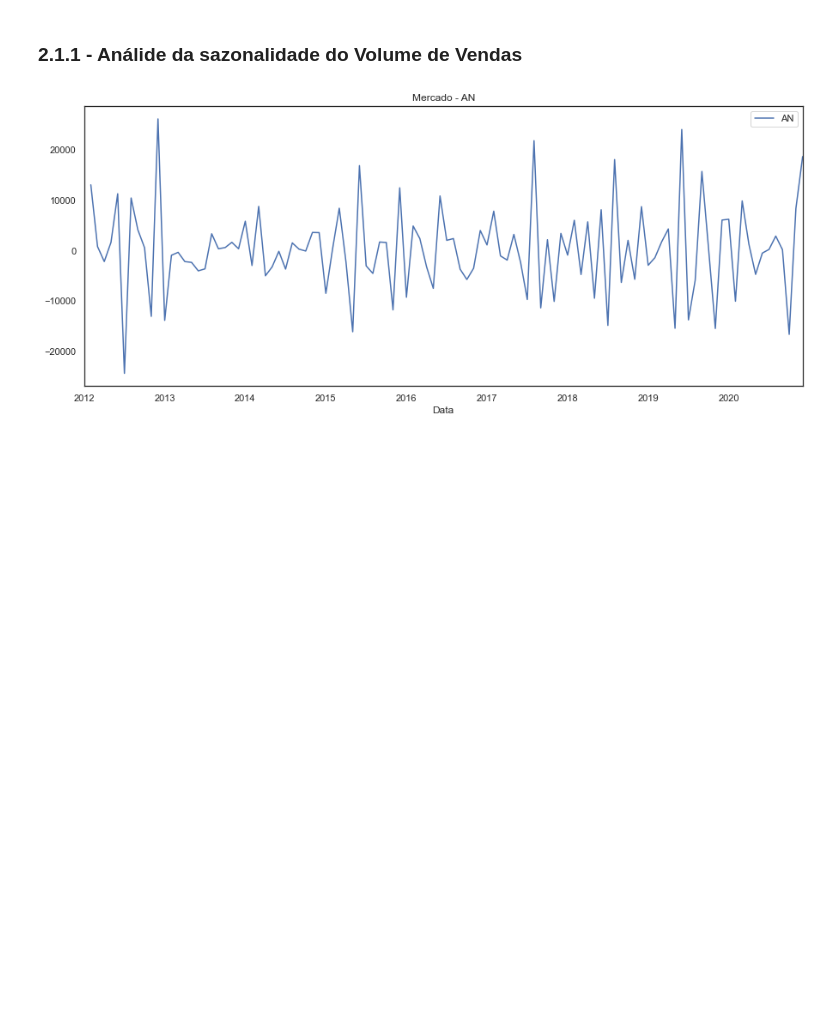
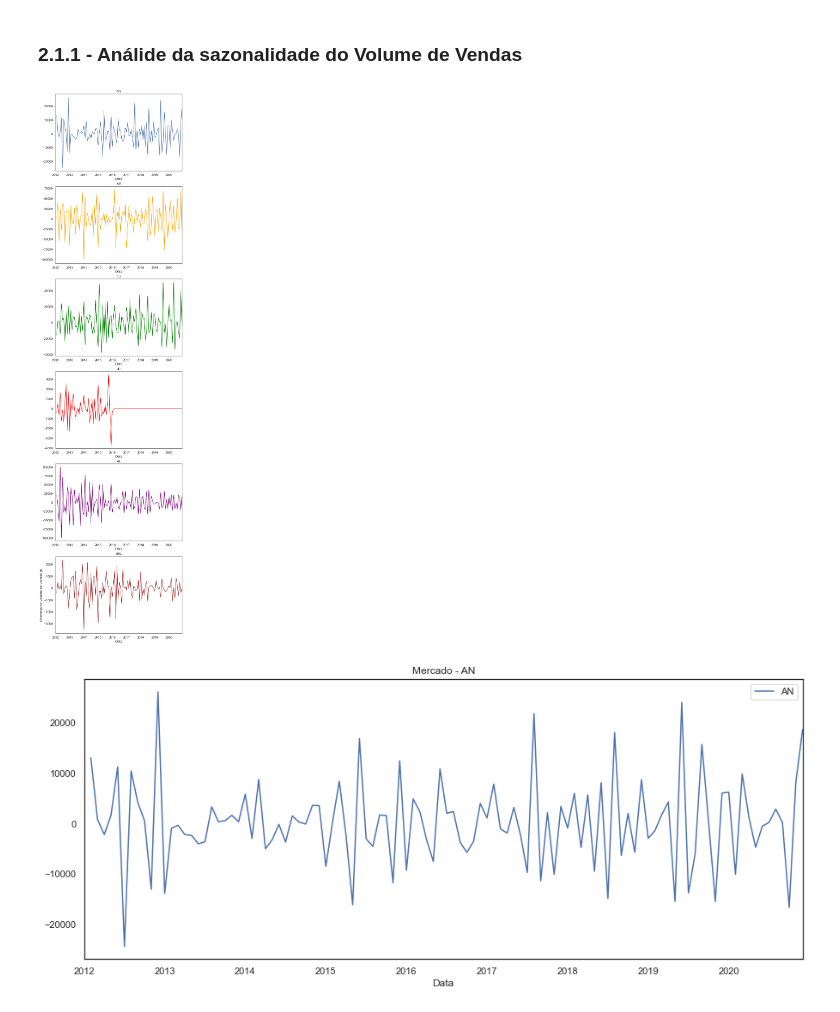
Before and after one commit to caiohrgm/analise_de_indicador_tcc_ufcg, a Jupyter notebook: notebooks/markets_analysis.ipynb, the cells around one changed output. Cells and saved outputs as stored; diff of their text form; code cells hidden in the pictures; blank space fills up the shorter version.

```diff
--- a/notebooks/markets_analysis.ipynb
+++ b/notebooks/markets_analysis.ipynb
@@ -433,4 +433,31 @@ plt.show()
 [figure]
 # %% [markdown]
 ### 2.1.1 - Análide da sazonalidade do Volume de Vendas
+# %%
+# Análise da sazonalidade, com diferenças sucessivas (valores negativos indicam que houve queda ente o valor anterior e o novo mês):
+filtro = (dfm.index.year >= 2012) & (dfm.index.year <= 2020)
+# Gerando todos os graficso de sazonalidade juntos:
+nrow= 6
+
+fig, axes = plt.subplots(nrow)
+# fig.suptitle('Sazonalidade dos Mercados')
+plt.xlabel("Ano")
+plt.ylabel("Diferença no Volume de Vendas (t)")
+
+d01 = dfm[filtro].AN.diff()
+d02 = dfm[filtro].AS.diff()
+d03 = dfm[filtro].EU.diff()
+d04 = dfm[filtro].AL.diff()
+d05 = dfm[filtro].JP.diff()
+d06 = dfm[filtro].BRL.diff()
+
+df_list = [d01, d02, d03, d04, d05, d06]
+
+count=0
+colors = ['b','orange','green','red','purple','brown']
+for r, market_name, color in zip(range(nrow), markets_names, colors):
+    df_list[count].plot(ax = axes[r], figsize= (8, 35), title= market_name, color= color)
+    count+=1
+# %% [output]
+[figure, added]
 # %%
```
Also changed, not shown: parts of 1 cell of this notebook, 9 other files.
